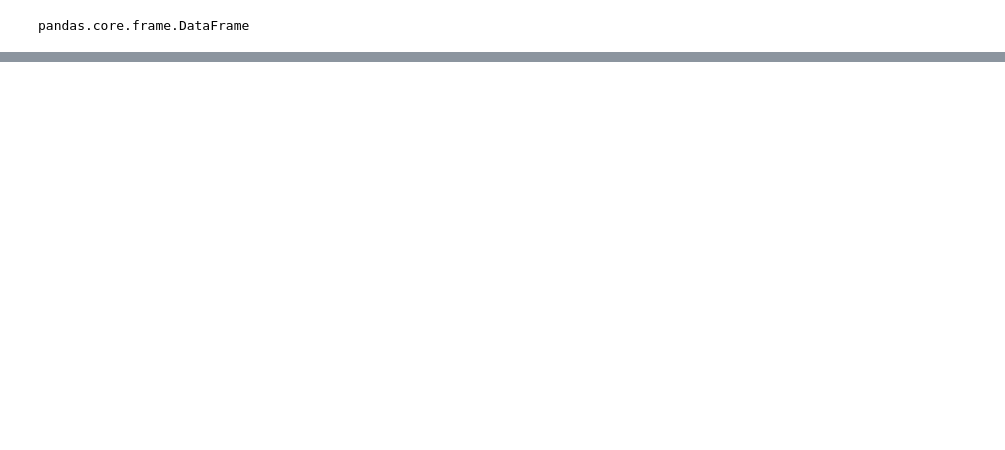
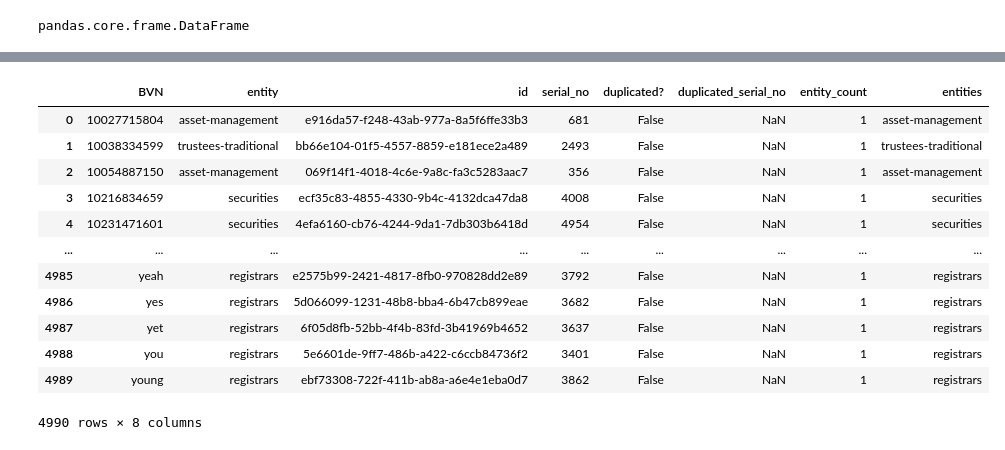
Before and after one commit to iyioladaniel/data-profiling, a Jupyter notebook: cross-entity/cross_entity_validation.ipynb, the cells around one changed output, grey strips where cells are left out. Cells and saved outputs as stored; diff of their text form; code cells hidden in the pictures; blank space fills up the shorter version.

```diff
--- a/cross-entity/cross_entity_validation.ipynb
+++ b/cross-entity/cross_entity_validation.ipynb
@@ -223,0 +293,4 @@ def main():
+# %%
+# Load the CSV file
+file_path = "bvn_comparison.csv"  # Change this to your actual file path
+df = pd.read_csv(file_path, dtype={"BVN": str, "customer_id": str, "entity": str, "serial_no": str})
@@ -223,0 +310,3 @@ def main():
+# %%
+# Ensure BVN column is not empty
+df = df.dropna(subset=["BVN"])
@@ -223,0 +361,7 @@ def main():
+# %%
+# Cross-entity BVNs
+cross_entity = df.groupby('BVN').agg(
+    entity_count=('entity', 'nunique'),
+    entities=('entity', lambda x: ', '.join(sorted(x.unique())))
+).reset_index()
+cross_entity.head()
@@ -223,0 +459,22 @@ def main():
+# %%
+merged_details = pd.merge(
+            df[['BVN', 'entity', 'id', 'serial_no', 'duplicated?', 'duplicated_serial_no']],
+            cross_entity[['BVN', 'entity_count', 'entities']],
+            on='BVN',
+            how='right'
+        ).sort_values(['BVN', 'entity'])
+merged_details
+# %% [output]
+|  | BVN | entity | id | serial_no | duplicated? | duplicated_serial_no | entity_count | entities |
+| 0 | 10027715804 | asset-management | e916da57-f248-43ab-977a-8a5f6ffe33b3 | 681 | False | NaN | 1 | asset-management |
+| 1 | 10038334599 | trustees-traditional | bb66e104-01f5-4557-8859-e181ece2a489 | 2493 | False | NaN | 1 | trustees-traditional |
+| 2 | 10054887150 | asset-management | 069f14f1-4018-4c6e-9a8c-fa3c5283aac7 | 356 | False | NaN | 1 | asset-management |
+| 3 | 10216834659 | securities | ecf35c83-4855-4330-9b4c-4132dca47da8 | 4008 | False | NaN | 1 | securities |
+| 4 | 10231471601 | securities | 4efa6160-cb76-4244-9da1-7db303b6418d | 4954 | False | NaN | 1 | securities |
+| ... | ... | ... | ... | ... | ... | ... | ... | ... |
+| 4985 | yeah | registrars | e2575b99-2421-4817-8fb0-970828dd2e89 | 3792 | False | NaN | 1 | registrars |
+| 4986 | yes | registrars | 5d066099-1231-48b8-bba4-6b47cb899eae | 3682 | False | NaN | 1 | registrars |
+| 4987 | yet | registrars | 6f05d8fb-52bb-4f4b-83fd-3b41969b4652 | 3637 | False | NaN | 1 | registrars |
+| 4988 | you | registrars | 5e6601de-9ff7-486b-a422-c6ccb84736f2 | 3401 | False | NaN | 1 | registrars |
+| 4989 | young | registrars | ebf73308-722f-411b-ab8a-a6e4e1eba0d7 | 3862 | False | NaN | 1 | registrars |
+4990 rows × 8 columns
```
Also changed, not shown: parts of 64 cells of this notebook, 8 other files.
